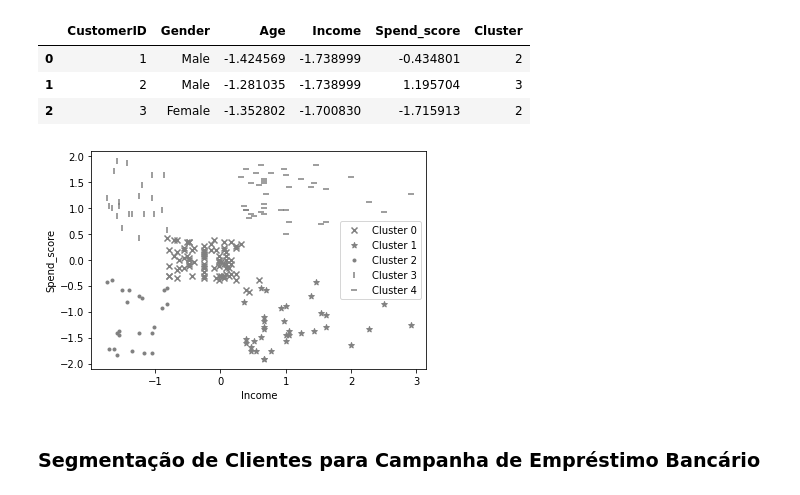
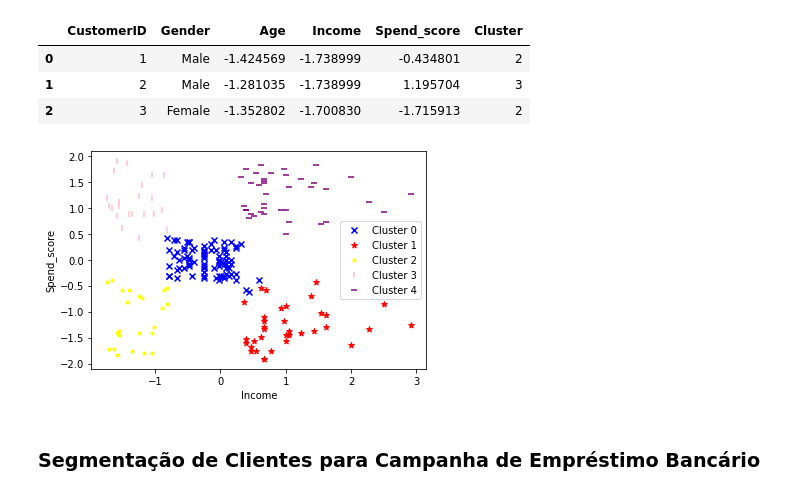
Before and after one commit to alexlopespereira/idp_competenciasdegestao, a Jupyter notebook: Notebooks/Aula3/DS_MKT_Blanchard/Aula3_Segmentacao.ipynb, the cells around one changed output. Saved outputs shown, nothing was run; the diff lists cells and outputs as text; code cells hidden in the pictures.

```diff
--- a/Notebooks/Aula3/DS_MKT_Blanchard/Aula3_Segmentacao.ipynb
+++ b/Notebooks/Aula3/DS_MKT_Blanchard/Aula3_Segmentacao.ipynb
@@ -139,20 +139,21 @@ data_scaled.head(3)
 # %%
 # Visualizar os clusters graficamente
 
 markers = ['x', '*', '.','|','_']
+color = ['blue', 'red', 'yellow', 'pink', 'purple', 'gray', 'magenta']
 
 for clust in range(5):
     temp = data_scaled[data_scaled.Cluster == clust]
     plt.scatter(temp.Income, temp.Spend_score, \
                 marker=markers[clust], \
-                color = 'gray',\
+                color = color[clust],\
                 label="Cluster "+str(clust))
 plt.xlabel('Income')
 plt.ylabel('Spend_score')
 plt.legend()
 plt.show()
 # %% [output]
-[figure, old version]
+[figure, new version]
 # %% [markdown]
 ### Segmentação de Clientes para Campanha de Empréstimo Bancário
 # %% [markdown]
```
Also changed, not shown: parts of 2 cells of this notebook, 1 other file.
